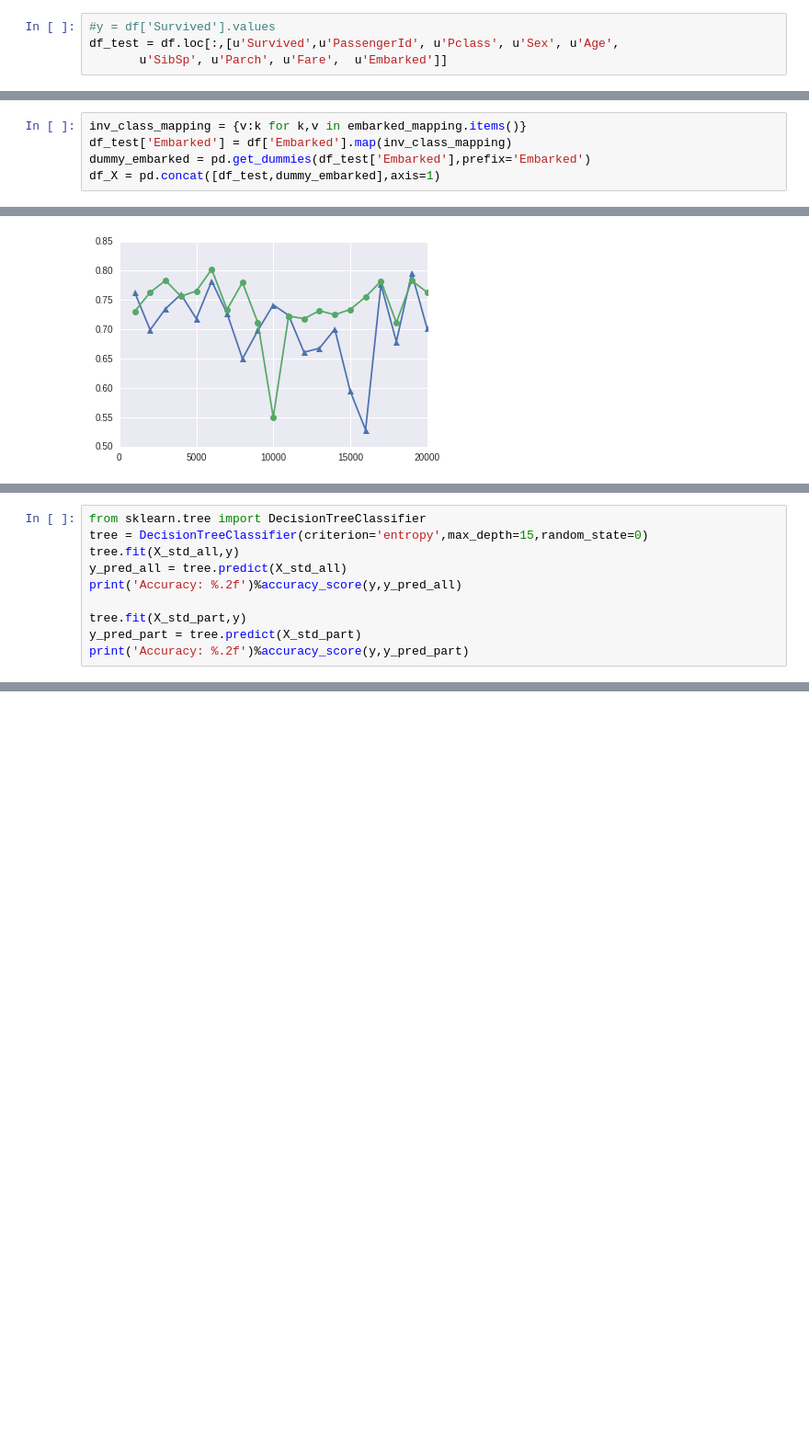
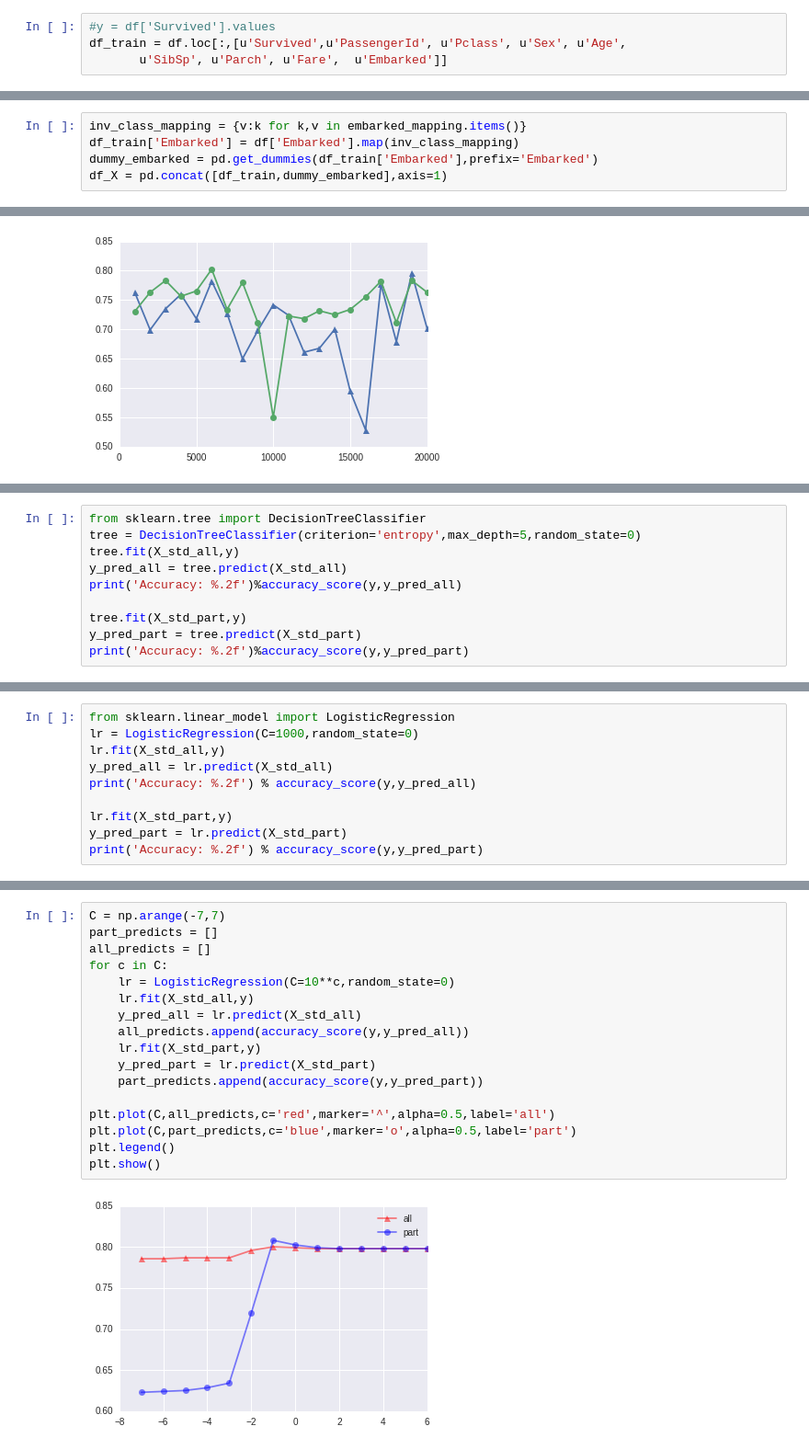
Before and after one commit to kyohei-koga/kaggle, a Jupyter notebook: 01Titanic/02overlook_data.ipynb, the cells around one changed output, grey strips where cells are left out. Shown: that part at 92% size. Cells and saved outputs as stored; diff of their text form; blank space fills up the shorter version.

```diff
--- a/01Titanic/02overlook_data.ipynb
+++ b/01Titanic/02overlook_data.ipynb
@@ -81,7 +81,7 @@ sex_mapping = {'female':0,'male':1}
 df['Sex'] = df['Sex'].map(sex_mapping)
 # %%
 #y = df['Survived'].values
-df_test = df.loc[:,[u'Survived',u'PassengerId', u'Pclass', u'Sex', u'Age',
+df_train = df.loc[:,[u'Survived',u'PassengerId', u'Pclass', u'Sex', u'Age',
        u'SibSp', u'Parch', u'Fare',  u'Embarked']]
 # %% [markdown]
 # Pclass,sex,sibsp,parch,embarked
@@ -144,9 +144,9 @@ plt.show()
 # one hot encoding
 # %%
 inv_class_mapping = {v:k for k,v in embarked_mapping.items()}
-df_test['Embarked'] = df['Embarked'].map(inv_class_mapping)
-dummy_embarked = pd.get_dummies(df_test['Embarked'],prefix='Embarked')
-df_X = pd.concat([df_test,dummy_embarked],axis=1)
+df_train['Embarked'] = df['Embarked'].map(inv_class_mapping)
+dummy_embarked = pd.get_dummies(df_train['Embarked'],prefix='Embarked')
+df_X = pd.concat([df_train,dummy_embarked],axis=1)
 # %%
 df_X = df_X.drop('Embarked',axis=1)
 # %%
@@ -215,6 +219,6 @@ plt.show()
 # %%
 from sklearn.tree import DecisionTreeClassifier
-tree = DecisionTreeClassifier(criterion='entropy',max_depth=15,random_state=0)
+tree = DecisionTreeClassifier(criterion='entropy',max_depth=5,random_state=0)
 tree.fit(X_std_all,y)
 y_pred_all = tree.predict(X_std_all)
 print('Accuracy: %.2f')%accuracy_score(y,y_pred_all)
@@ -227,0 +234,10 @@ Accuracy: 0.96
+# %%
+from sklearn.linear_model import LogisticRegression
+lr = LogisticRegression(C=1000,random_state=0)
+lr.fit(X_std_all,y)
+y_pred_all = lr.predict(X_std_all)
+print('Accuracy: %.2f') % accuracy_score(y,y_pred_all)
+
+lr.fit(X_std_part,y)
+y_pred_part = lr.predict(X_std_part)
+print('Accuracy: %.2f') % accuracy_score(y,y_pred_part)
@@ -227,0 +247,19 @@ Accuracy: 0.96
+# %%
+C = np.arange(-7,7)
+part_predicts = []
+all_predicts = []
+for c in C:
+    lr = LogisticRegression(C=10**c,random_state=0)
+    lr.fit(X_std_all,y)
+    y_pred_all = lr.predict(X_std_all)
+    all_predicts.append(accuracy_score(y,y_pred_all))
+    lr.fit(X_std_part,y)
+    y_pred_part = lr.predict(X_std_part)
+    part_predicts.append(accuracy_score(y,y_pred_part))
+
+plt.plot(C,all_predicts,c='red',marker='^',alpha=0.5,label='all')
+plt.plot(C,part_predicts,c='blue',marker='o',alpha=0.5,label='part')
+plt.legend()
+plt.show()
+# %% [output]
+[figure, added]
```
Also changed, not shown: parts of 27 cells of this notebook, 1 other file.
